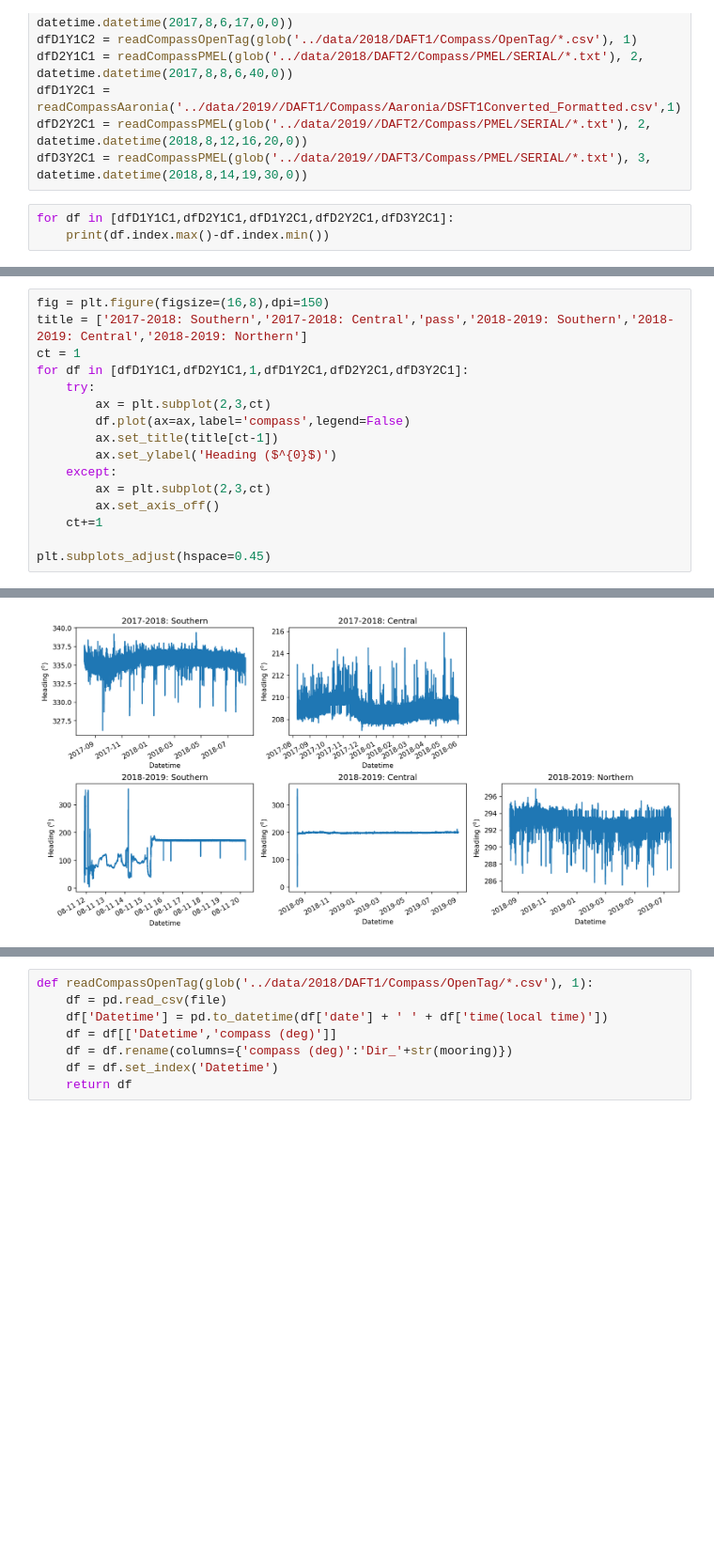
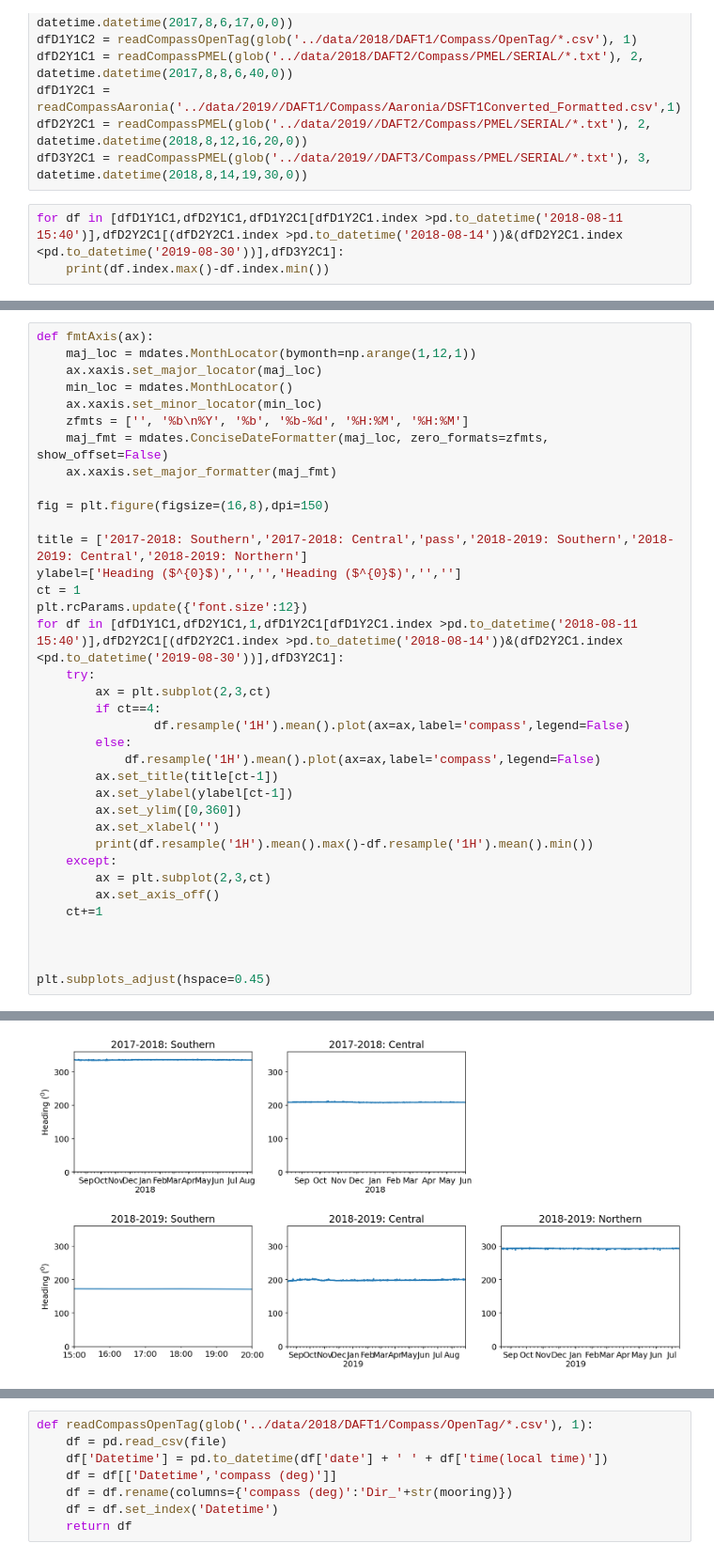
Before and after one commit to leviner/MooredEchosounders, a Jupyter notebook: code/CompassCTD.ipynb, the cells around one changed output, grey strips where cells are left out. Shown: that part at 94% size. Cells and saved outputs as stored; diff of their text form; blank space fills up the shorter version.

Commit message:
updated compass averaging

```diff
--- a/code/CompassCTD.ipynb
+++ b/code/CompassCTD.ipynb
@@ -256,7 +256,7 @@ dfD1Y2C1 = readCompassAaronia('../data/2019//DAFT1/Compass/Aaronia/DSFT1Converte
 dfD2Y2C1 = readCompassPMEL(glob('../data/2019//DAFT2/Compass/PMEL/SERIAL/*.txt'), 2, datetime.datetime(2018,8,12,16,20,0))
 dfD3Y2C1 = readCompassPMEL(glob('../data/2019//DAFT3/Compass/PMEL/SERIAL/*.txt'), 3, datetime.datetime(2018,8,14,19,30,0))
 # %%
-for df in [dfD1Y1C1,dfD2Y1C1,dfD1Y2C1,dfD2Y2C1,dfD3Y2C1]:
+for df in [dfD1Y1C1,dfD2Y1C1,dfD1Y2C1[dfD1Y2C1.index >pd.to_datetime('2018-08-11 15:40')],dfD2Y2C1[(dfD2Y2C1.index >pd.to_datetime('2018-08-14'))&(dfD2Y2C1.index <pd.to_datetime('2019-08-30'))],dfD3Y2C1]:
     print(df.index.max()-df.index.min())
 # %% [output]
 368 days 22:00:09
@@ -266,18 +266,38 @@ for df in [dfD1Y1C1,dfD2Y1C1,dfD1Y2C1,dfD2Y2C1,dfD3Y2C1]:
 334 days 04:00:00
 # %%
+def fmtAxis(ax):
+    maj_loc = mdates.MonthLocator(bymonth=np.arange(1,12,1))
+    ax.xaxis.set_major_locator(maj_loc)
+    min_loc = mdates.MonthLocator()
+    ax.xaxis.set_minor_locator(min_loc)
+    zfmts = ['', '%b\n%Y', '%b', '%b-%d', '%H:%M', '%H:%M']
+    maj_fmt = mdates.ConciseDateFormatter(maj_loc, zero_formats=zfmts, show_offset=False)
+    ax.xaxis.set_major_formatter(maj_fmt)
+
 fig = plt.figure(figsize=(16,8),dpi=150)
+
 title = ['2017-2018: Southern','2017-2018: Central','pass','2018-2019: Southern','2018-2019: Central','2018-2019: Northern']
+ylabel=['Heading ($^{0}$)','','','Heading ($^{0}$)','','']
 ct = 1
-for df in [dfD1Y1C1,dfD2Y1C1,1,dfD1Y2C1,dfD2Y2C1,dfD3Y2C1]:
+plt.rcParams.update({'font.size':12})
+for df in [dfD1Y1C1,dfD2Y1C1,1,dfD1Y2C1[dfD1Y2C1.index >pd.to_datetime('2018-08-11 15:40')],dfD2Y2C1[(dfD2Y2C1.index >pd.to_datetime('2018-08-14'))&(dfD2Y2C1.index <pd.to_datetime('2019-08-30'))],dfD3Y2C1]:
     try:
         ax = plt.subplot(2,3,ct)
-        df.plot(ax=ax,label='compass',legend=False)
+        if ct==4:
+                df.resample('1H').mean().plot(ax=ax,label='compass',legend=False)
+        else:
+            df.resample('1H').mean().plot(ax=ax,label='compass',legend=False)
         ax.set_title(title[ct-1])
-        ax.set_ylabel('Heading ($^{0}$)')
+        ax.set_ylabel(ylabel[ct-1])
+        ax.set_ylim([0,360])
+        ax.set_xlabel('')
+        print(df.resample('1H').mean().max()-df.resample('1H').mean().min())
     except:
         ax = plt.subplot(2,3,ct)
         ax.set_axis_off()
     ct+=1
 
+
+
 plt.subplots_adjust(hspace=0.45)
 # %% [output]
@@ -284 +314 @@ plt.subplots_adjust(hspace=0.45)
-[figure, old version]
+[figure, new version]
```
Also changed, not shown: parts of 4 cells of this notebook.
